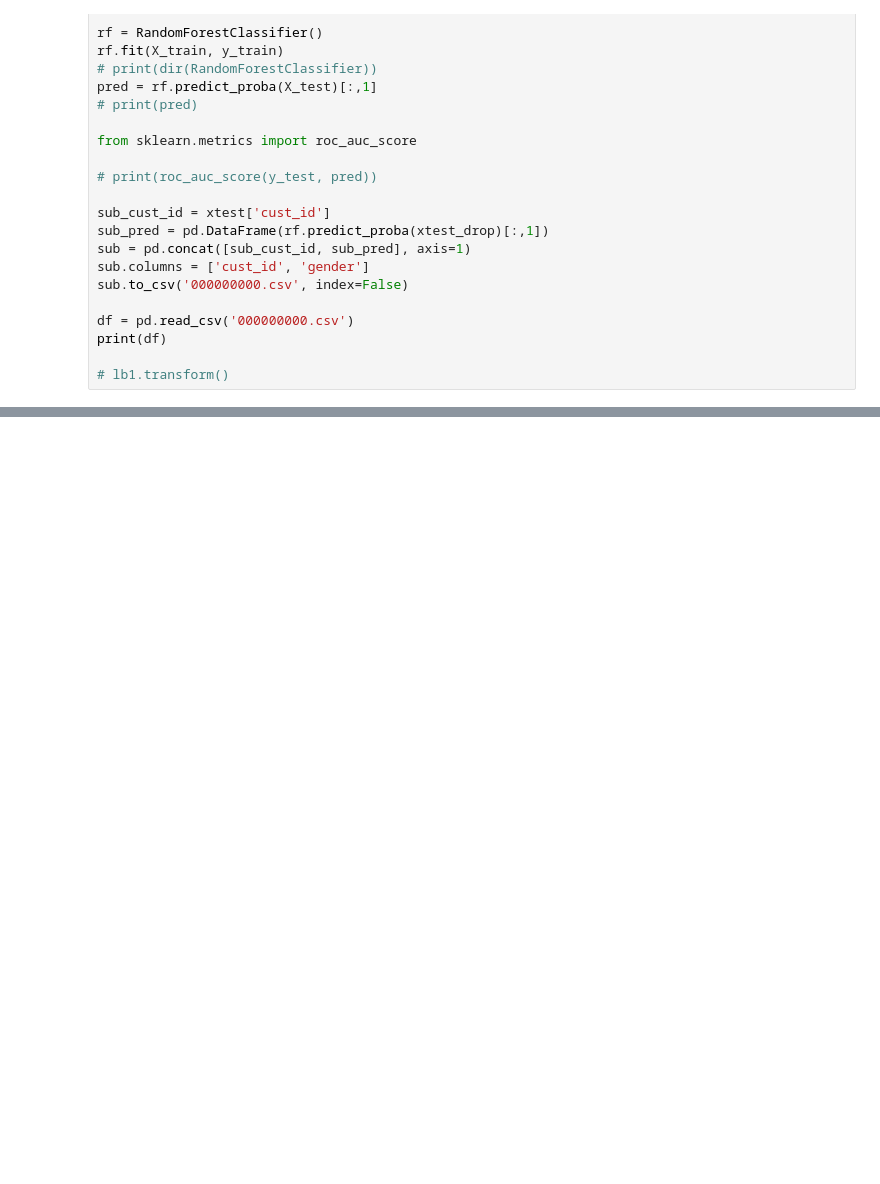
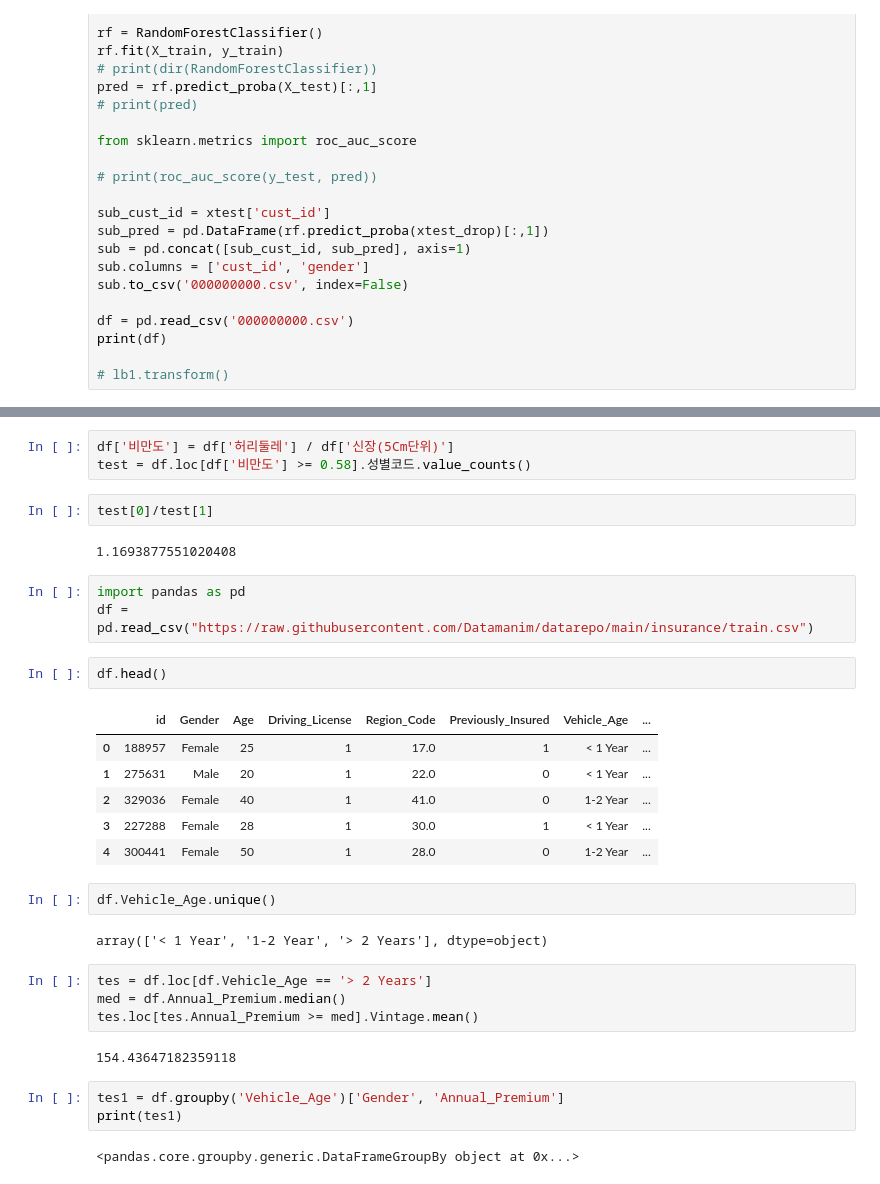
Before and after one commit to HeewonKwak/Bigdata, a Jupyter notebook: 빅분기_작업_2.ipynb, the cells around one changed output, grey strips where cells are left out. Drawn from its saved outputs; the diff is of its cells as text; blank space fills up the shorter version.

```diff
--- a/빅분기_작업_2.ipynb
+++ b/빅분기_작업_2.ipynb
@@ -130,0 +192,34 @@ print(df)
+# %%
+df['비만도'] = df['허리둘레'] / df['신장(5Cm단위)']
+test = df.loc[df['비만도'] >= 0.58].성별코드.value_counts()
+# %%
+test[0]/test[1]
+# %% [output]
+1.1693877551020408
+# %%
+import pandas as pd
+df = pd.read_csv("https://raw.githubusercontent.com/Datamanim/datarepo/main/insurance/train.csv")
+# %%
+df.head()
+# %% [output]
+|  | id | Gender | Age | Driving_License | Region_Code | Previously_Insured | Vehicle_Age | ... |
+| 0 | 188957 | Female | 25 | 1 | 17.0 | 1 | < 1 Year | ... |
+| 1 | 275631 | Male | 20 | 1 | 22.0 | 0 | < 1 Year | ... |
+| 2 | 329036 | Female | 40 | 1 | 41.0 | 0 | 1-2 Year | ... |
+| 3 | 227288 | Female | 28 | 1 | 30.0 | 1 | < 1 Year | ... |
+| 4 | 300441 | Female | 50 | 1 | 28.0 | 0 | 1-2 Year | ... |
+# %%
+df.Vehicle_Age.unique()
+# %% [output]
+array(['< 1 Year', '1-2 Year', '> 2 Years'], dtype=object)
+# %%
+tes = df.loc[df.Vehicle_Age == '> 2 Years']
+med = df.Annual_Premium.median()
+tes.loc[tes.Annual_Premium >= med].Vintage.mean()
+# %% [output]
+154.43647182359118
+# %%
+tes1 = df.groupby('Vehicle_Age')['Gender', 'Annual_Premium']
+print(tes1)
+# %% [output]
+<pandas.core.groupby.generic.DataFrameGroupBy object at 0x...>
```
Also changed, not shown: parts of 37 cells of this notebook.
